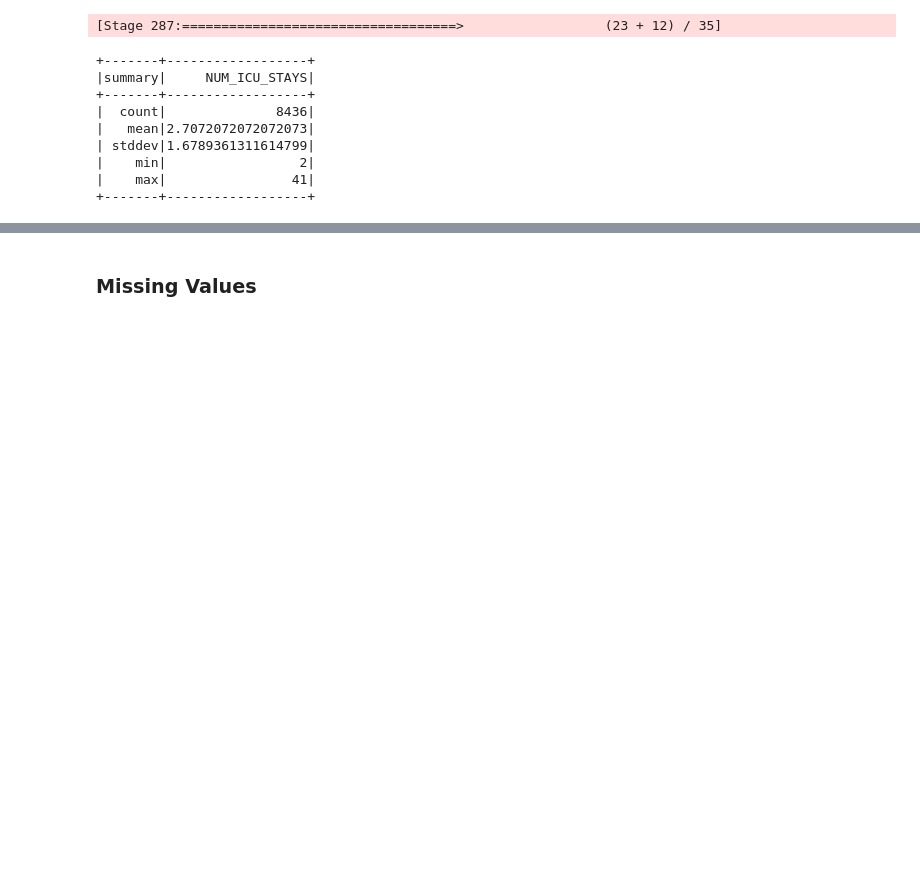
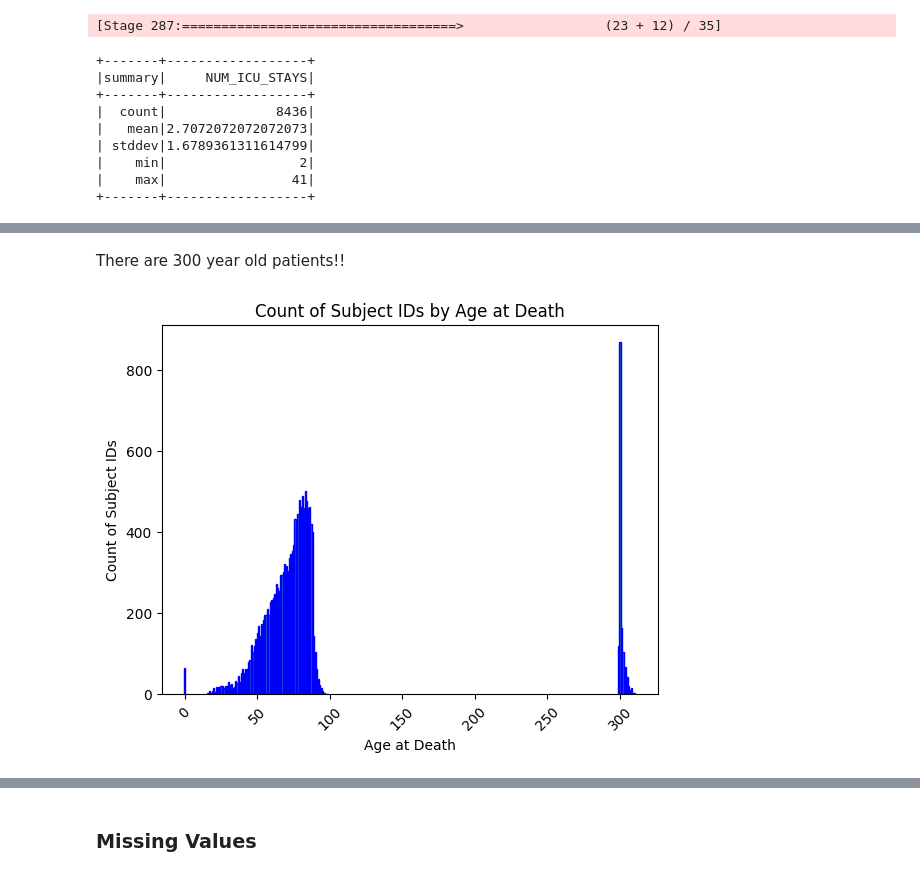
Before and after one commit to DanielaTomas/FCUP-BDCC, a Jupyter notebook: Project-2/Events.ipynb, the cells around one changed output, grey strips where cells are left out. Saved outputs shown, nothing was run; the diff lists cells and outputs as text; code cells hidden in the pictures; blank space fills up the shorter version.

Commit message:
start patients pre-processing

```diff
--- a/Project-2/Events.ipynb
+++ b/Project-2/Events.ipynb
@@ -299,0 +338,16 @@ subjects_multiple_icu_stays.describe("NUM_ICU_STAYS").show()
+# %% [markdown]
+There are 300 year old patients!!
+# %%
+age_counts = expired_patients.groupBy("AGE_AT_DEATH").count()
+age_counts_data = age_counts.collect()
+ages = [row['AGE_AT_DEATH'] for row in age_counts_data]
+counts = [row['count'] for row in age_counts_data]
+
+plt.bar(ages, counts, ec='blue')
+plt.ylabel('Count of Subject IDs')
+plt.xlabel('Age at Death')
+plt.title('Count of Subject IDs by Age at Death')
+plt.xticks(rotation=45)
+plt.show()
+# %% [output]
+[figure, added]
```
Also changed, not shown: parts of 9 cells of this notebook.
